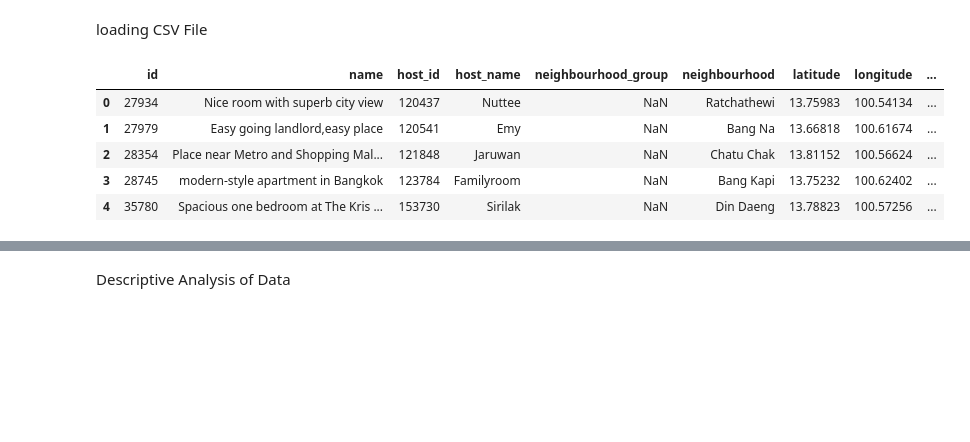
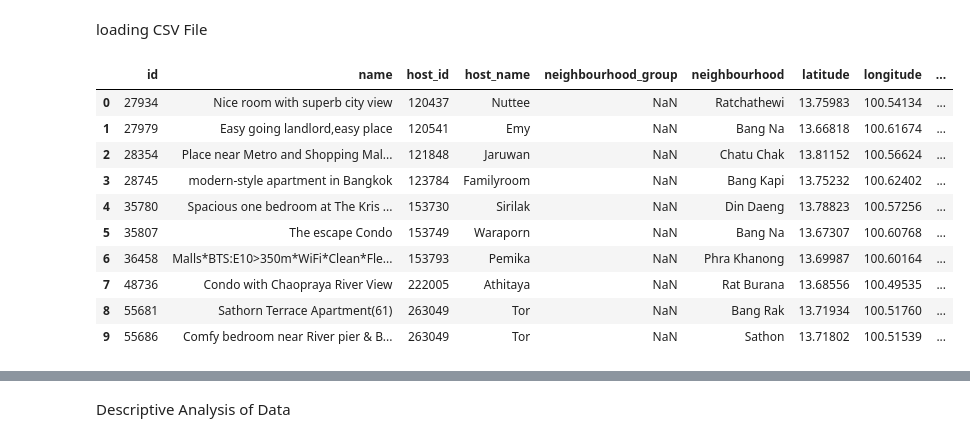
Before and after one commit to HEMA1188/linear-regression_bk, a Jupyter notebook: Bangkok_Linear_Regression.ipynb, the cells around one changed output, grey strips where cells are left out. Cells and saved outputs as stored; diff of their text form; code cells hidden in the pictures; blank space fills up the shorter version.

```diff
--- a/Bangkok_Linear_Regression.ipynb
+++ b/Bangkok_Linear_Regression.ipynb
@@ -12,14 +12,19 @@ import matplotlib_inline
 loading CSV File
 # %%
 df=pd.read_csv("bangkok.csv")
-df.head()
+df.head(10)
 # %% [output]
 |  | id | name | host_id | host_name | neighbourhood_group | neighbourhood | latitude | longitude | ... |
 | 0 | 27934 | Nice room with superb city view | 120437 | Nuttee | NaN | Ratchathewi | 13.75983 | 100.54134 | ... |
 | 1 | 27979 | Easy going landlord,easy place | 120541 | Emy | NaN | Bang Na | 13.66818 | 100.61674 | ... |
 | 2 | 28354 | Place near Metro and Shopping Mal... | 121848 | Jaruwan | NaN | Chatu Chak | 13.81152 | 100.56624 | ... |
 | 3 | 28745 | modern-style apartment in Bangkok | 123784 | Familyroom | NaN | Bang Kapi | 13.75232 | 100.62402 | ... |
 | 4 | 35780 | Spacious one bedroom at The Kris ... | 153730 | Sirilak | NaN | Din Daeng | 13.78823 | 100.57256 | ... |
+| 5 | 35807 | The escape Condo | 153749 | Waraporn | NaN | Bang Na | 13.67307 | 100.60768 | ... |
+| 6 | 36458 | Malls*BTS:E10>350m*WiFi*Clean*Fle... | 153793 | Pemika | NaN | Phra Khanong | 13.69987 | 100.60164 | ... |
+| 7 | 48736 | Condo with Chaopraya River View | 222005 | Athitaya | NaN | Rat Burana | 13.68556 | 100.49535 | ... |
+| 8 | 55681 | Sathorn Terrace Apartment(61) | 263049 | Tor | NaN | Bang Rak | 13.71934 | 100.51760 | ... |
+| 9 | 55686 | Comfy bedroom near River pier & B... | 263049 | Tor | NaN | Sathon | 13.71802 | 100.51539 | ... |
 # %%
 df.tail(10)
 # %% [output]
```
Also changed, not shown: parts of 53 cells of this notebook.
